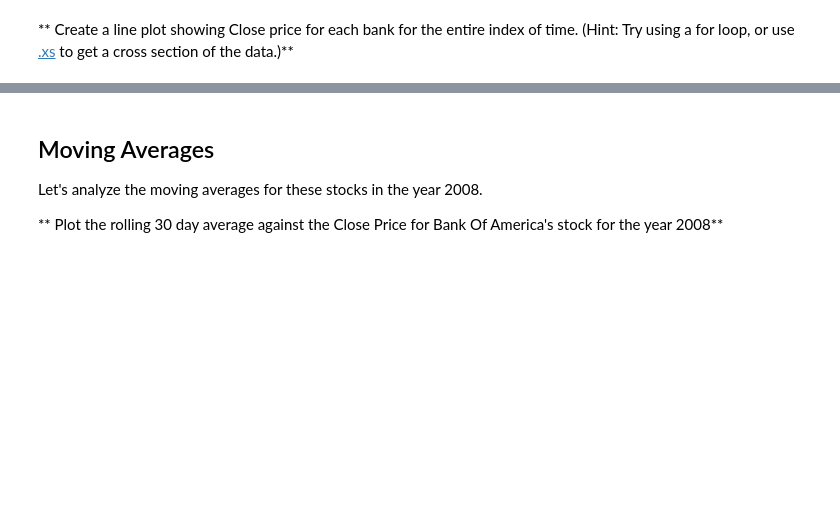
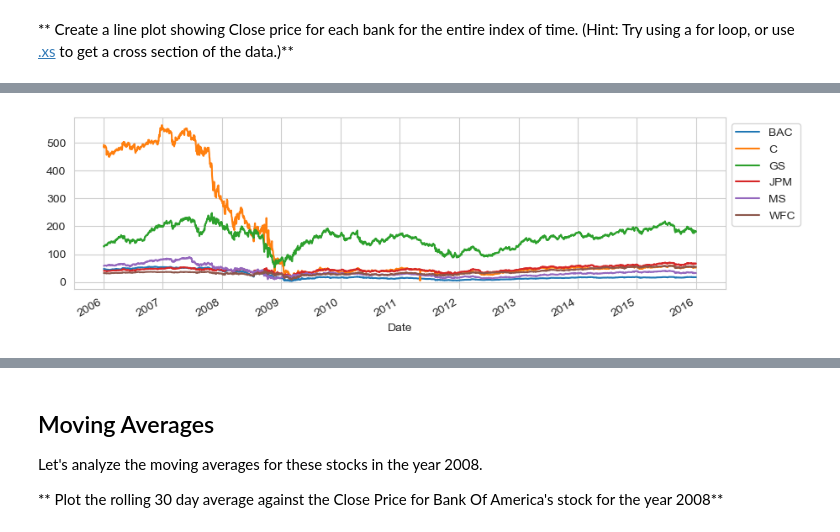
Before and after one commit to SpeedBird789/Data-Capstone-Project, a Jupyter notebook: Finance Project My Attempt.ipynb, the cells around one changed output, grey strips where cells are left out. Cells and saved outputs as stored; diff of their text form; code cells hidden in the pictures; blank space fills up the shorter version.

```diff
--- a/Finance Project My Attempt.ipynb
+++ b/Finance Project My Attempt.ipynb
@@ -254,0 +249,8 @@ cf.go_offline()
+# %%
+# Using Loop
+for tick in tickers:
+    bank_stocks[tick]['Close'].plot(figsize=(10,3),label=tick)
+plt.legend(bbox_to_anchor=(1.0, 1))
+plt.show()
+# %% [output]
+[figure, added]
```
Also changed, not shown: parts of 14 cells of this notebook.
